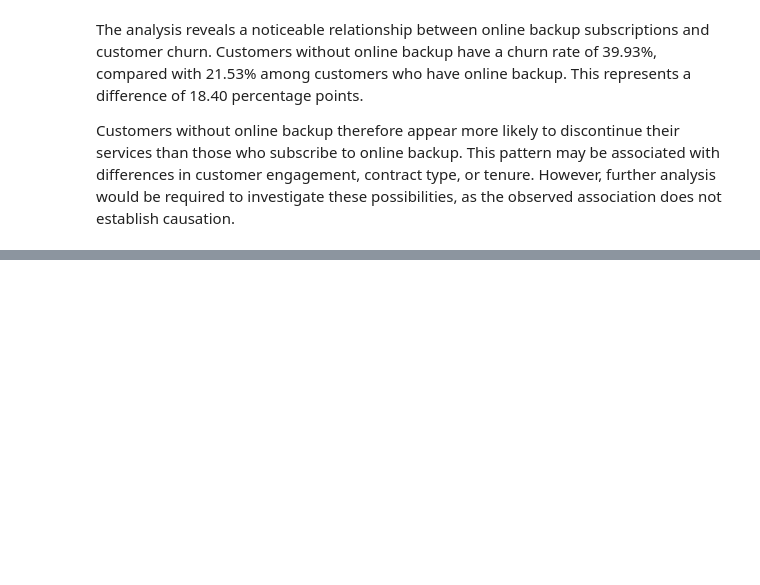
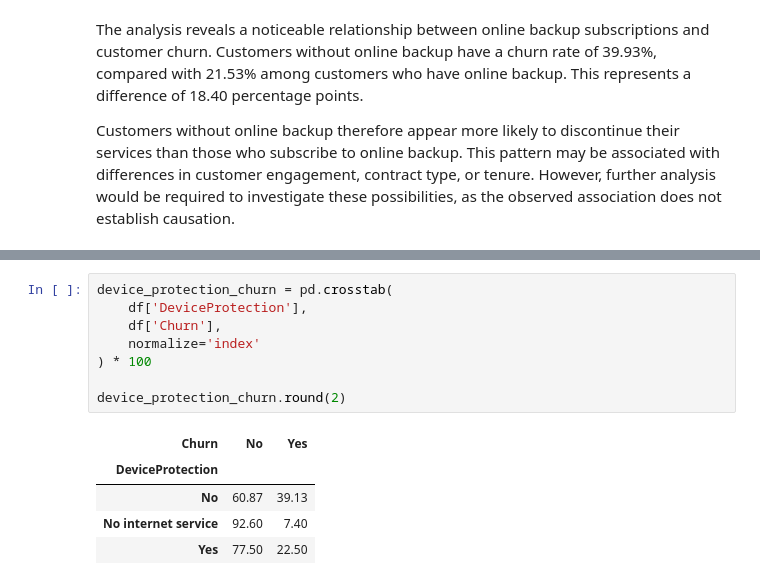
Before and after one commit to SJ174/MLCW, a Jupyter notebook: MLCW_Task_01.ipynb, the cells around one changed output, grey strips where cells are left out. Drawn from its saved outputs; the diff is of its cells as text; blank space fills up the shorter version.

```diff
--- a/MLCW_Task_01.ipynb
+++ b/MLCW_Task_01.ipynb
@@ -622,0 +634,14 @@ Customers without online backup therefore appear more likely to discontinue thei
+# %%
+device_protection_churn = pd.crosstab(
+    df['DeviceProtection'],
+    df['Churn'],
+    normalize='index'
+) * 100
+
+device_protection_churn.round(2)
+# %% [output]
+| Churn | No | Yes |
+| DeviceProtection |  |  |
+| No | 60.87 | 39.13 |
+| No internet service | 92.60 | 7.40 |
+| Yes | 77.50 | 22.50 |
```
Also changed, not shown: parts of 4 cells of this notebook.
